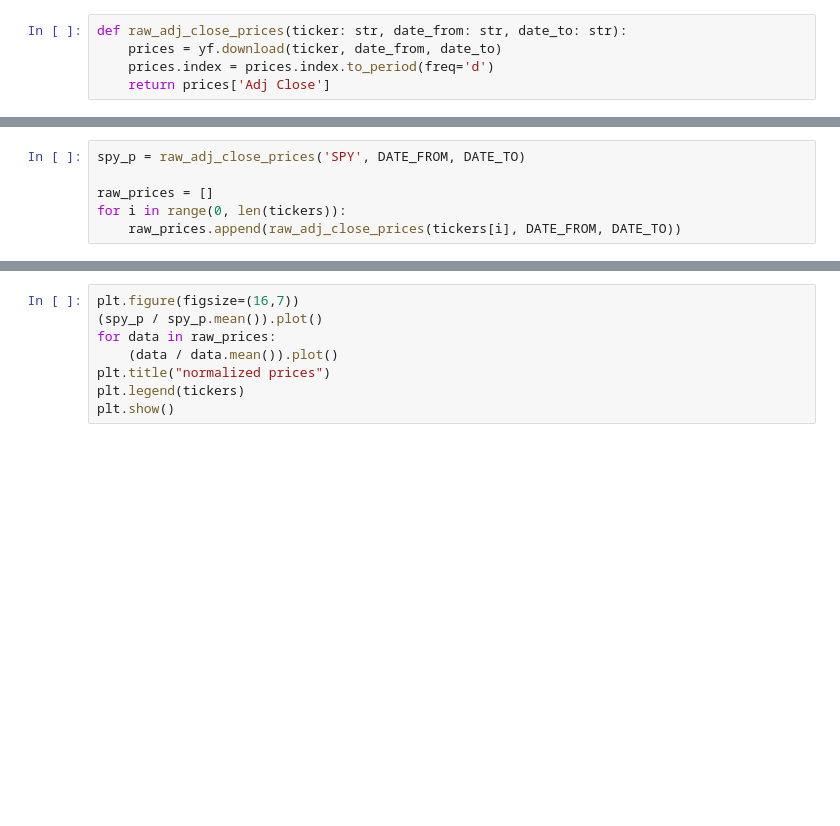
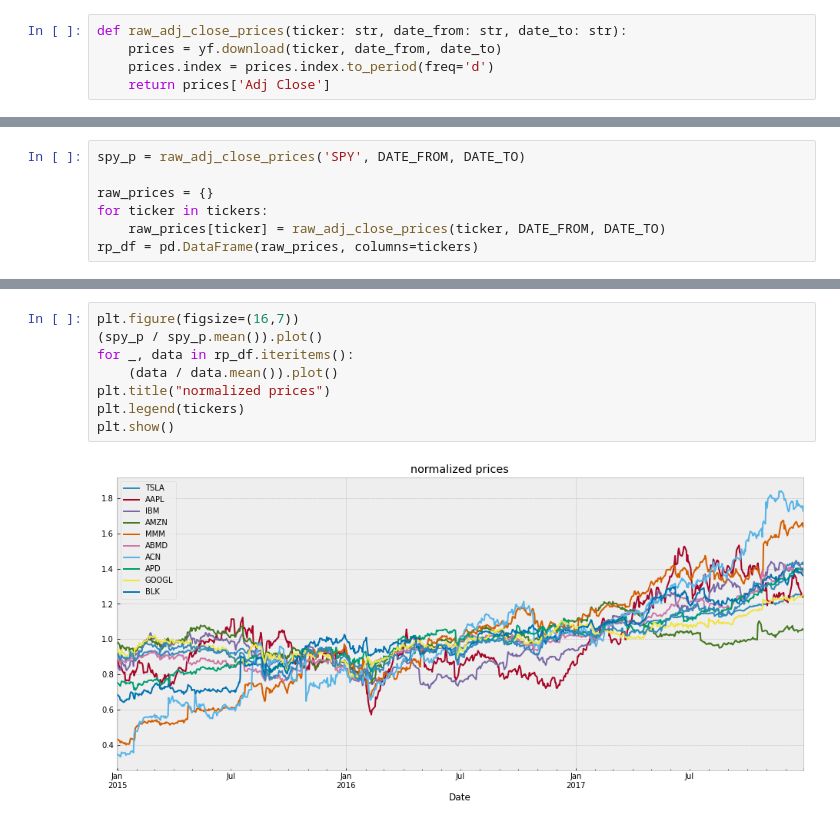
Before and after one commit to krems/cmf_case_1_week, a Jupyter notebook: blah-blah.ipynb, the cells around one changed output, grey strips where cells are left out. Drawn from its saved outputs; the diff is of its cells as text; blank space fills up the shorter version.

```diff
--- a/blah-blah.ipynb
+++ b/blah-blah.ipynb
@@ -79,6 +115,7 @@ GARCH_REFIT_DELAY_DAYS = 30
 # %%
 spy_p = raw_adj_close_prices('SPY', DATE_FROM, DATE_TO)
 
-raw_prices = []
-for i in range(0, len(tickers)):
-    raw_prices.append(raw_adj_close_prices(tickers[i], DATE_FROM, DATE_TO))
+raw_prices = {}
+for ticker in tickers:
+    raw_prices[ticker] = raw_adj_close_prices(ticker, DATE_FROM, DATE_TO)
+rp_df = pd.DataFrame(raw_prices, columns=tickers)
@@ -85,11 +140,13 @@ for i in range(0, len(tickers)):
 # %%
 plt.figure(figsize=(16,7))
 (spy_p / spy_p.mean()).plot()
-for data in raw_prices:
+for _, data in rp_df.iteritems():
     (data / data.mean()).plot()
 plt.title("normalized prices")
 plt.legend(tickers)
 plt.show()
+# %% [output]
+[figure, added]
 # %%
 spy = raw_adj_close_log_returns(spy_p)
 plt.figure(figsize=(16,7))
```
Also changed, not shown: parts of 42 cells of this notebook, 1 other file.
